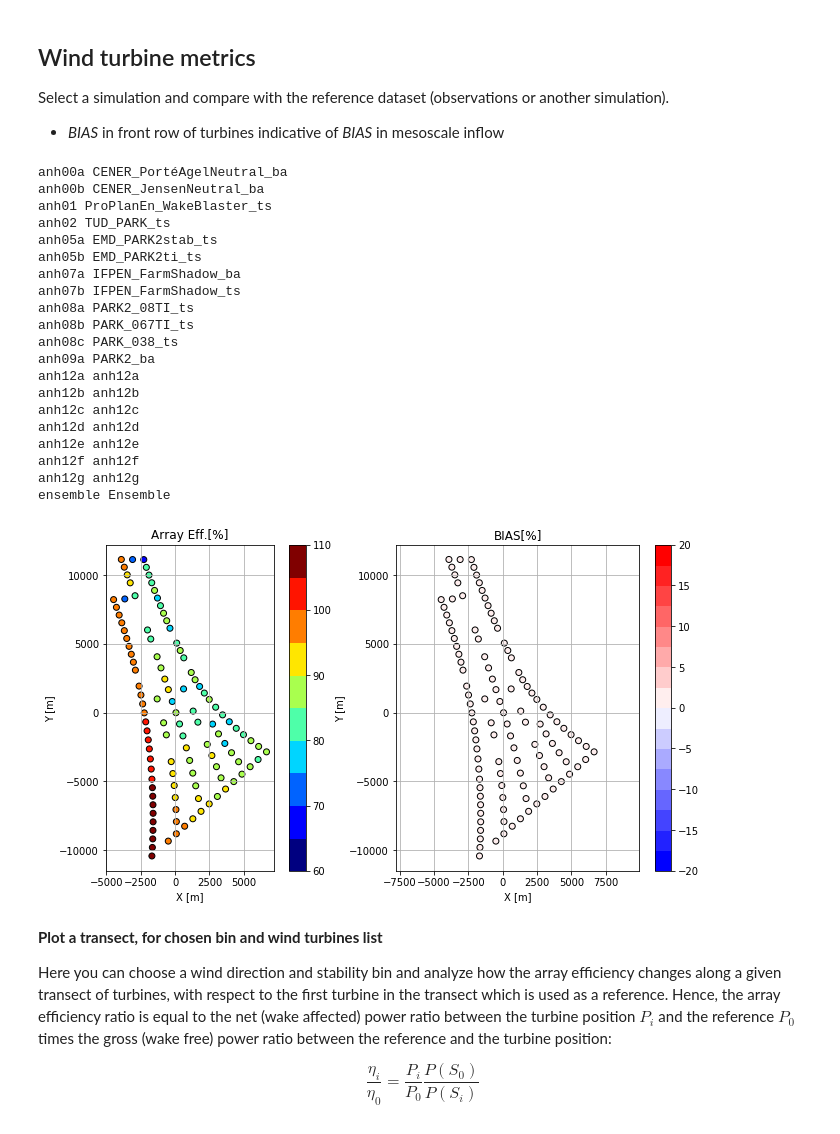
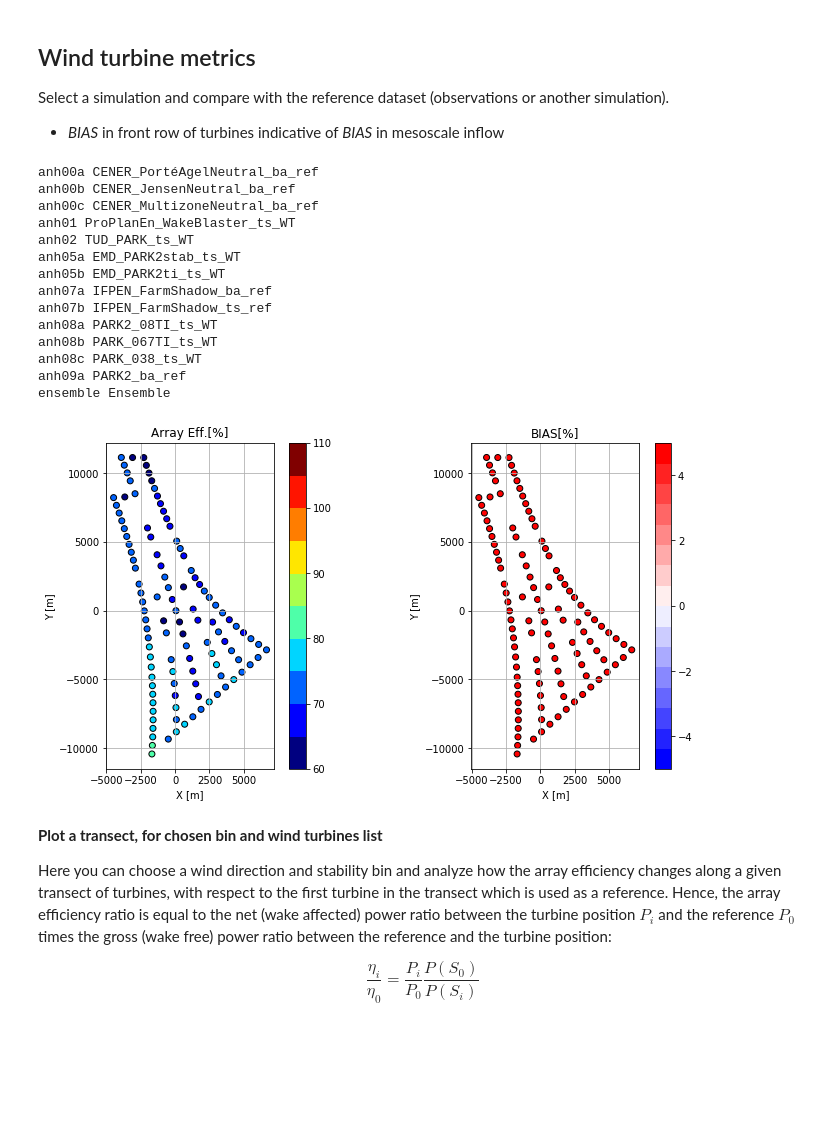
Before and after one commit to CENER-EPR/OWAbench, a Jupyter notebook: Anholt/Anholt_ArrayEfficiency.ipynb, the cells around one changed output. Saved outputs shown, nothing was run; the diff lists cells and outputs as text; code cells hidden in the pictures; blank space fills up the shorter version.

```diff
--- a/Anholt/Anholt_ArrayEfficiency.ipynb
+++ b/Anholt/Anholt_ArrayEfficiency.ipynb
@@ -35,17 +30,15 @@ The following models participate in the benchmark.
 # %%
-sim_id =    ['anh00a','anh00b','anh01','anh02','anh05a','anh05b',
+sim_id =    ['anh00a','anh00b','anh00c','anh01','anh02','anh05a','anh05b',
              'anh07a','anh07b','anh08a','anh08b','anh08c','anh09a',
-             'anh12a','anh12b','anh12c','anh12d','anh12e','anh12f','anh12g',
              'ensemble']
-sim_name =  ['CENER_PortéAgelNeutral_ba','CENER_JensenNeutral_ba',
-             'ProPlanEn_WakeBlaster_ts','TUD_PARK_ts',
-             'EMD_PARK2stab_ts','EMD_PARK2ti_ts',
-             'IFPEN_FarmShadow_ba','IFPEN_FarmShadow_ts',
-             'PARK2_08TI_ts','PARK_067TI_ts','PARK_038_ts','PARK2_ba',
-             'anh12a','anh12b','anh12c','anh12d','anh12e','anh12f','anh12g',
+sim_name =  ['CENER_PortéAgelNeutral_ba_ref','CENER_JensenNeutral_ba_ref','CENER_MultizoneNeutral_ba_ref',
+             'ProPlanEn_WakeBlaster_ts_WT','TUD_PARK_ts_WT',
+             'EMD_PARK2stab_ts_WT','EMD_PARK2ti_ts_WT',
+             'IFPEN_FarmShadow_ba_ref','IFPEN_FarmShadow_ts_ref',
+             'PARK2_08TI_ts_WT','PARK_067TI_ts_WT','PARK_038_ts_WT','PARK2_ba_ref',
              'Ensemble']
-sim_type =  ['ba','ba','ts','ts','ts','ts','ba','ts','ts','ts','ts','ba',
-             'ba','ba','ba','ba','ba','ba','ba','ba']
+sim_type =  ['ba','ba','ba','ts','ts','ts','ts','ba','ts','ts','ts','ts','ba',
+             'ba']
 ensemble = [0,1,2,3,4,5,6,7,8,9,10,11,12]  # list of simulations that define the ensemble
 
 print("Ensemble:")
@@ -81,7 +74,7 @@ from IPython.display import Markdown, display
 %load_ext autoreload
 %autoreload 2
 
-plt.rcParams['axes.prop_cycle'] = plt.cycler(color=plt.cm.Set2.colors) # set default color cycle
+#plt.rcParams['axes.prop_cycle'] = plt.cycler(color=plt.cm.Set2.colors) # set default color cycle
 # %% [output]
 The autoreload extension is already loaded. To reload it, use:
   %reload_ext autoreload
@@ -467,36 +450,30 @@ sim_list = [sim_id,sim_name]
 for x,y in zip(*sim_list):
     print(x,y)
 # %% [output]
-anh00a CENER_PortéAgelNeutral_ba
-anh00b CENER_JensenNeutral_ba
-anh01 ProPlanEn_WakeBlaster_ts
-anh02 TUD_PARK_ts
-anh05a EMD_PARK2stab_ts
-anh05b EMD_PARK2ti_ts
-anh07a IFPEN_FarmShadow_ba
-anh07b IFPEN_FarmShadow_ts
-anh08a PARK2_08TI_ts
-anh08b PARK_067TI_ts
-anh08c PARK_038_ts
-anh09a PARK2_ba
-anh12a anh12a
-anh12b anh12b
-anh12c anh12c
-anh12d anh12d
-anh12e anh12e
-anh12f anh12f
-anh12g anh12g
+anh00a CENER_PortéAgelNeutral_ba_ref
+anh00b CENER_JensenNeutral_ba_ref
+anh00c CENER_MultizoneNeutral_ba_ref
+anh01 ProPlanEn_WakeBlaster_ts_WT
+anh02 TUD_PARK_ts_WT
+anh05a EMD_PARK2stab_ts_WT
+anh05b EMD_PARK2ti_ts_WT
+anh07a IFPEN_FarmShadow_ba_ref
+anh07b IFPEN_FarmShadow_ts_ref
+anh08a PARK2_08TI_ts_WT
+anh08b PARK_067TI_ts_WT
+anh08c PARK_038_ts_WT
+anh09a PARK2_ba_ref
 ensemble Ensemble
 # %%
-sim = 'ensemble' # select simulation to plot
+sim = 'anh00a' # select simulation to plot
 WDbin = 'W' # select wind direction sector
-zLbin = 'u'   # select stability
+zLbin = 'n'   # select stability
 
 data = [sim_eta_wt.loc[sim,:,WDbin,zLbin].to_pandas(),
         bias_wt.loc[sim,:,WDbin,zLbin].to_pandas()]
-plot_wf_layout(turbines['X coordinate']-x_ref, turbines['Y coordinate']-y_ref,data = data,vmin = [60,-20],vmax = [110,20])
+plot_wf_layout(turbines['X coordinate']-x_ref, turbines['Y coordinate']-y_ref,data = data,vmin = [60,-5],vmax = [110,5])
 # %% [output]
-[figure, old version]
+[figure, new version]
 # %% [markdown]
 **Plot a transect, for chosen bin and wind turbines list**
 
```
Also changed, not shown: parts of 11 cells of this notebook, 1 other file.
